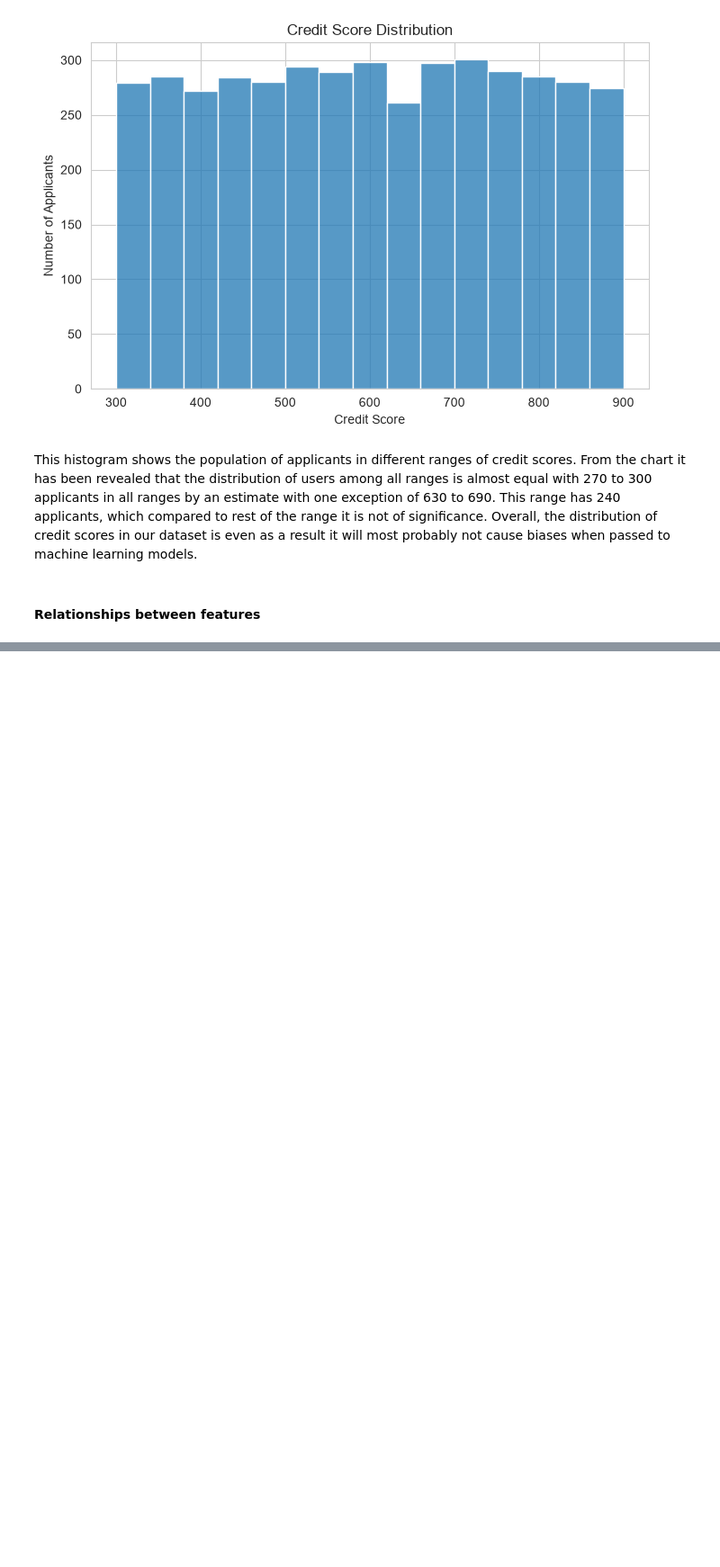
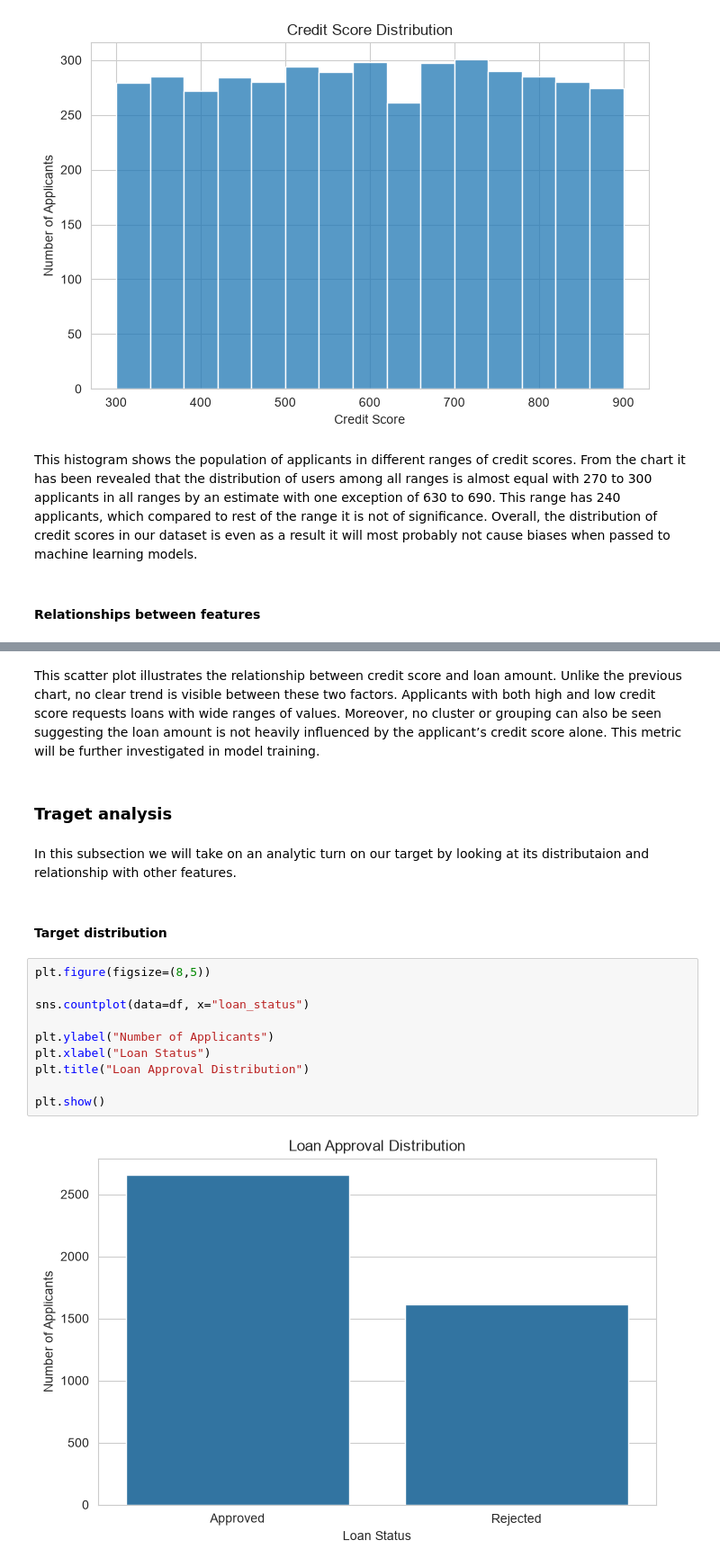
Before and after one commit to adi-afra/Loan-approval-prediction, a Jupyter notebook: notebooks/notebook.ipynb, the cells around one changed output, grey strips where cells are left out. Shown at 90% size. Saved outputs shown, nothing was run; the diff lists cells and outputs as text; blank space fills up the shorter version.

```diff
--- a/notebooks/notebook.ipynb
+++ b/notebooks/notebook.ipynb
@@ -306,0 +300,20 @@ plt.show()
+# %% [markdown]
+This scatter plot illustrates the relationship between credit score and loan amount. Unlike the previous chart, no clear trend is visible between these two factors. Applicants with both high and low credit score requests loans with wide ranges of values. Moreover, no cluster or grouping can also be seen suggesting the loan amount is not heavily influenced by the applicant’s credit score alone. This metric will be further investigated in model training.
+# %% [markdown]
+### Traget analysis
+# %% [markdown]
+In this subsection we will take on an analytic turn on our target by looking at its distributaion and relationship with other features.
+# %% [markdown]
+#### Target distribution
+# %%
+plt.figure(figsize=(8,5))
+
+sns.countplot(data=df, x="loan_status")
+
+plt.ylabel("Number of Applicants")
+plt.xlabel("Loan Status")
+plt.title("Loan Approval Distribution")
+
+plt.show()
+# %% [output]
+[figure, added]
```
Also changed, not shown: parts of 38 cells of this notebook.
